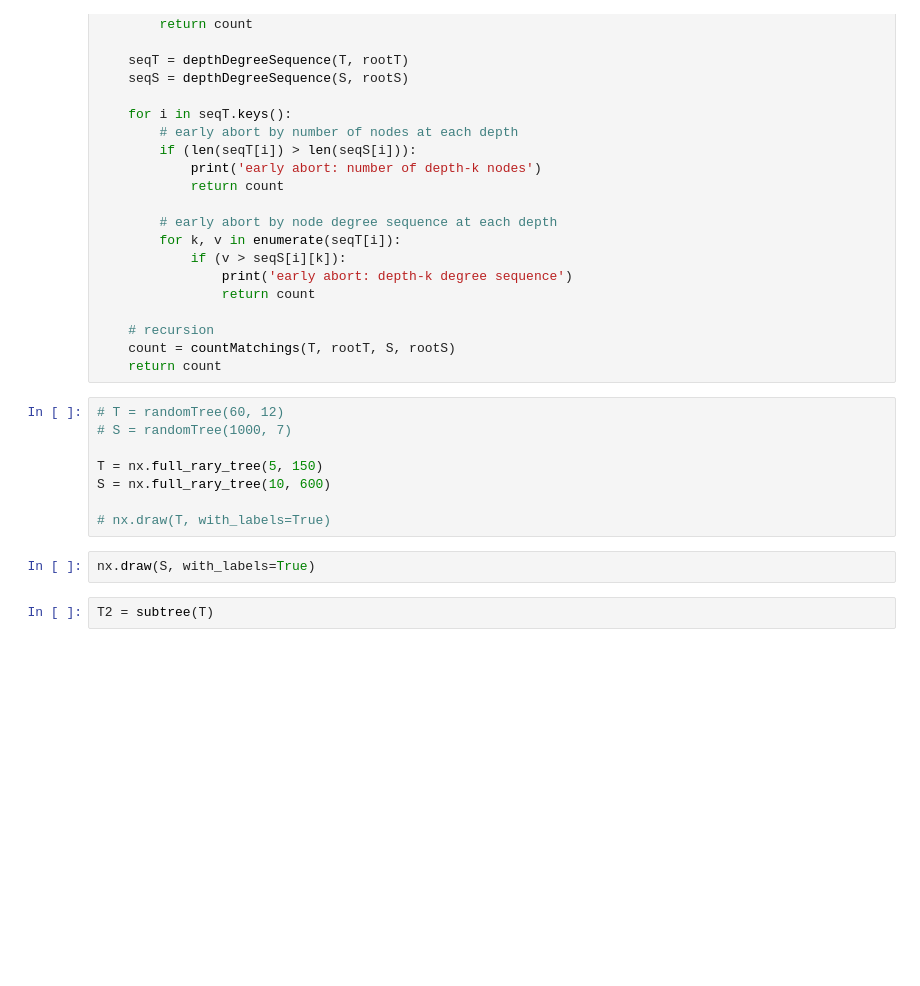
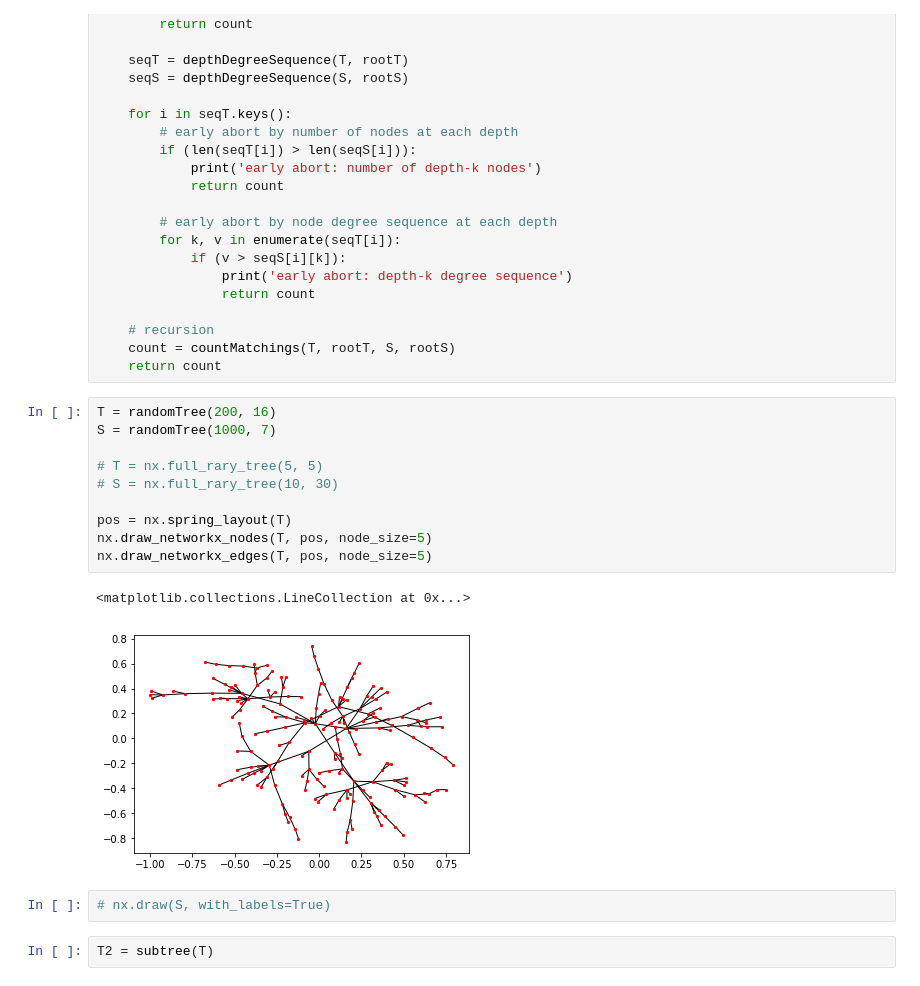
Before and after one commit to ta-rekt/motif-discovery, a Jupyter notebook: scratch/scratch.ipynb, the cells around one changed output. Cells and saved outputs as stored; diff of their text form; blank space fills up the shorter version.

```diff
--- a/scratch/scratch.ipynb
+++ b/scratch/scratch.ipynb
@@ -491,15 +280,20 @@ def countRootedSubtrees(T, rootT, S, rootS):
     count = countMatchings(T, rootT, S, rootS)
     return count
 # %%
-# T = randomTree(60, 12)
-# S = randomTree(1000, 7)
+T = randomTree(200, 16)
+S = randomTree(1000, 7)
 
-T = nx.full_rary_tree(5, 150)
-S = nx.full_rary_tree(10, 600)
+# T = nx.full_rary_tree(5, 5)
+# S = nx.full_rary_tree(10, 30)
 
-# nx.draw(T, with_labels=True)
+pos = nx.spring_layout(T)
+nx.draw_networkx_nodes(T, pos, node_size=5)
+nx.draw_networkx_edges(T, pos, node_size=5)
+# %% [output]
+<matplotlib.collections.LineCollection at 0x...>
+[figure, added]
 # %%
-nx.draw(S, with_labels=True)
+# nx.draw(S, with_labels=True)
 # %%
 T2 = subtree(T)
 # %%
```
Also changed, not shown: parts of 9 cells of this notebook, 2 other files.
